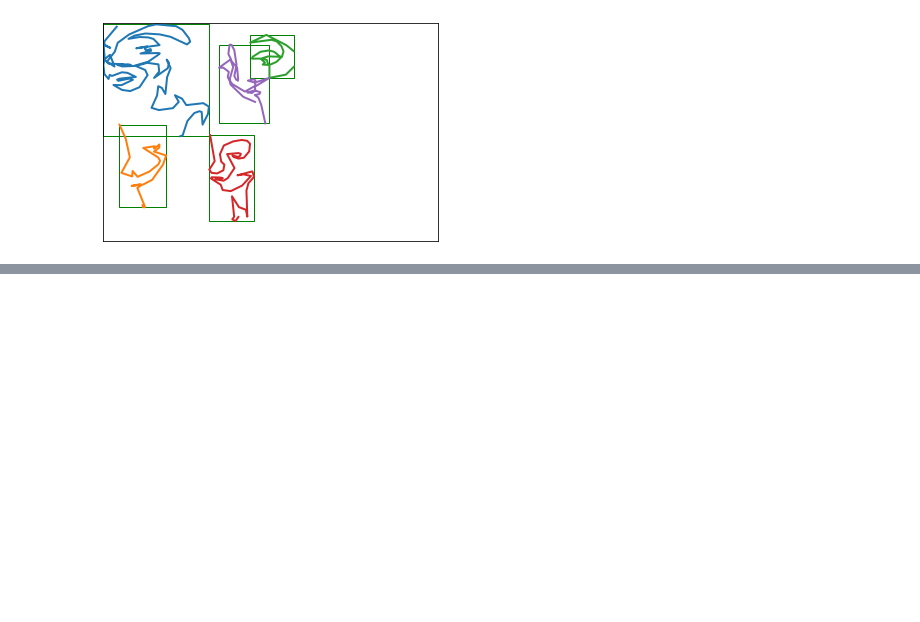
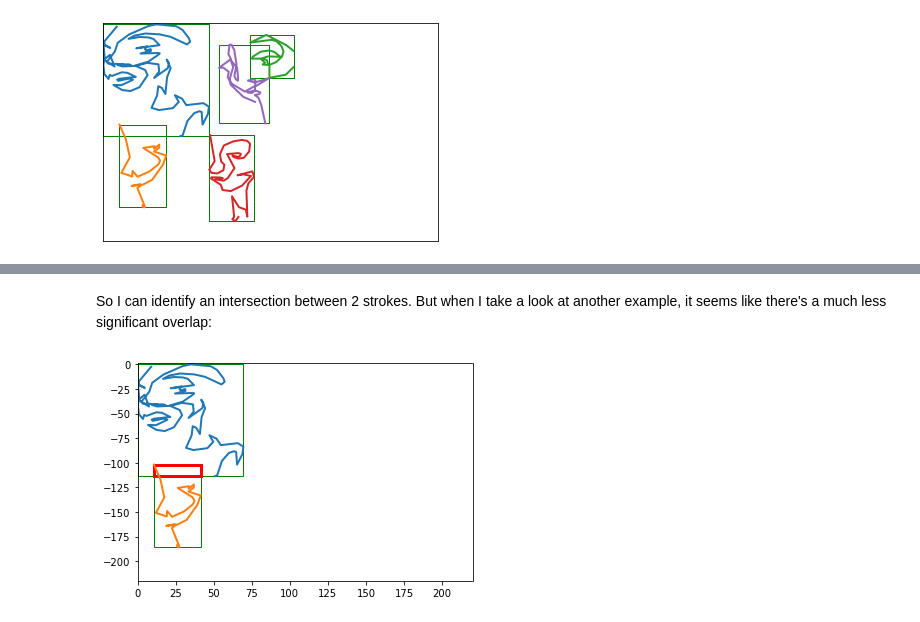
Before and after one commit to andrewlook/notebooks, a Jupyter notebook: nbs/blog/2023-12-16-stroke3-bounding-boxes/index.ipynb, the cells around one changed output, grey strips where cells are left out. Saved outputs shown, nothing was run; the diff lists cells and outputs as text; code cells hidden in the pictures; blank space fills up the shorter version.

```diff
--- a/nbs/blog/2023-12-16-stroke3-bounding-boxes/index.ipynb
+++ b/nbs/blog/2023-12-16-stroke3-bounding-boxes/index.ipynb
@@ -455,0 +141,8 @@ Name: 1459, dtype: int64
+# %% [markdown]
+So I can identify an intersection between 2 strokes. But when I take a look at another example, it seems like there's a much less significant overlap:
+# %%
+bb00 = BoundingBox.create(s00)
+bb01 = BoundingBox.create(s01)
+plot_intersection(s00, s01, extra_bb=bb00.intersection(bb01))
+# %% [output]
+[figure, added]
```
Also changed, not shown: parts of 122 cells of this notebook, 2 other files.
